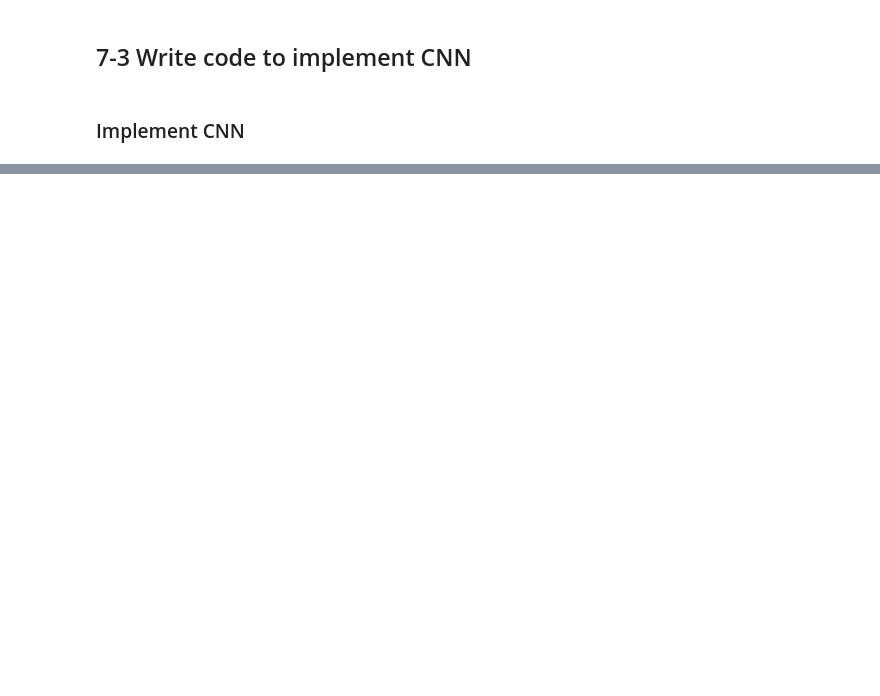
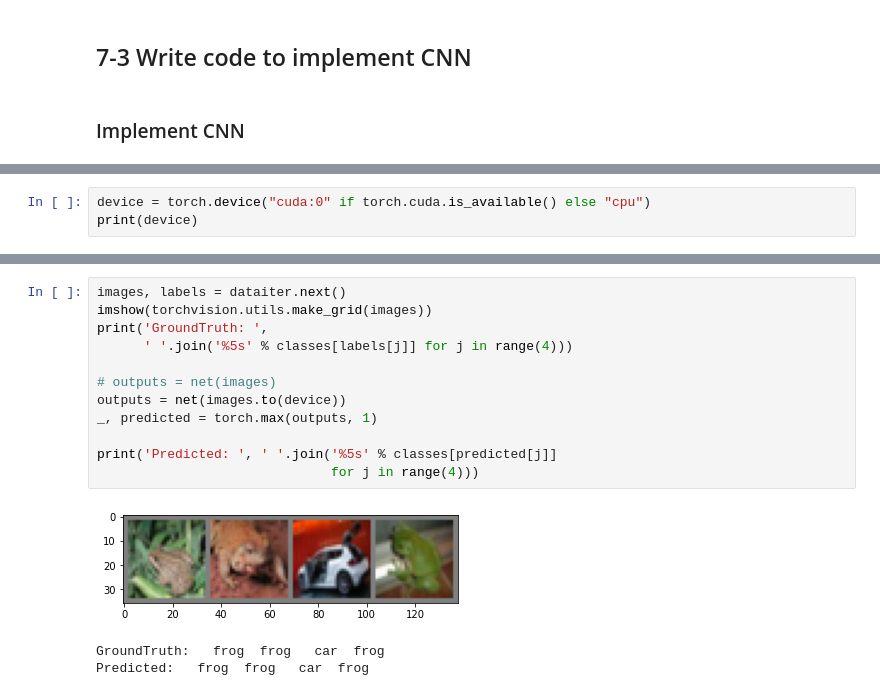
Before and after one commit to matsunori39/How-Deep-Learning-AI-Works, a Jupyter notebook: How_Deep_Learning_AI_Works.ipynb, the cells around one changed output, grey strips where cells are left out. Drawn from its saved outputs; the diff is of its cells as text; blank space fills up the shorter version.

```diff
--- a/How_Deep_Learning_AI_Works.ipynb
+++ b/How_Deep_Learning_AI_Works.ipynb
@@ -119,0 +287,3 @@ net = Net()
+# %%
+device = torch.device("cuda:0" if torch.cuda.is_available() else "cpu")
+print(device)
@@ -119,0 +357,16 @@ net = Net()
+# %%
+images, labels = dataiter.next()
+imshow(torchvision.utils.make_grid(images))
+print('GroundTruth: ',
+      ' '.join('%5s' % classes[labels[j]] for j in range(4)))
+
+# outputs = net(images)
+outputs = net(images.to(device))
+_, predicted = torch.max(outputs, 1)
+
+print('Predicted: ', ' '.join('%5s' % classes[predicted[j]]
+                              for j in range(4)))
+# %% [output]
+[figure, added]
+GroundTruth:   frog  frog   car  frog
+Predicted:   frog  frog   car  frog
```
Also changed, not shown: parts of 30 cells of this notebook.
